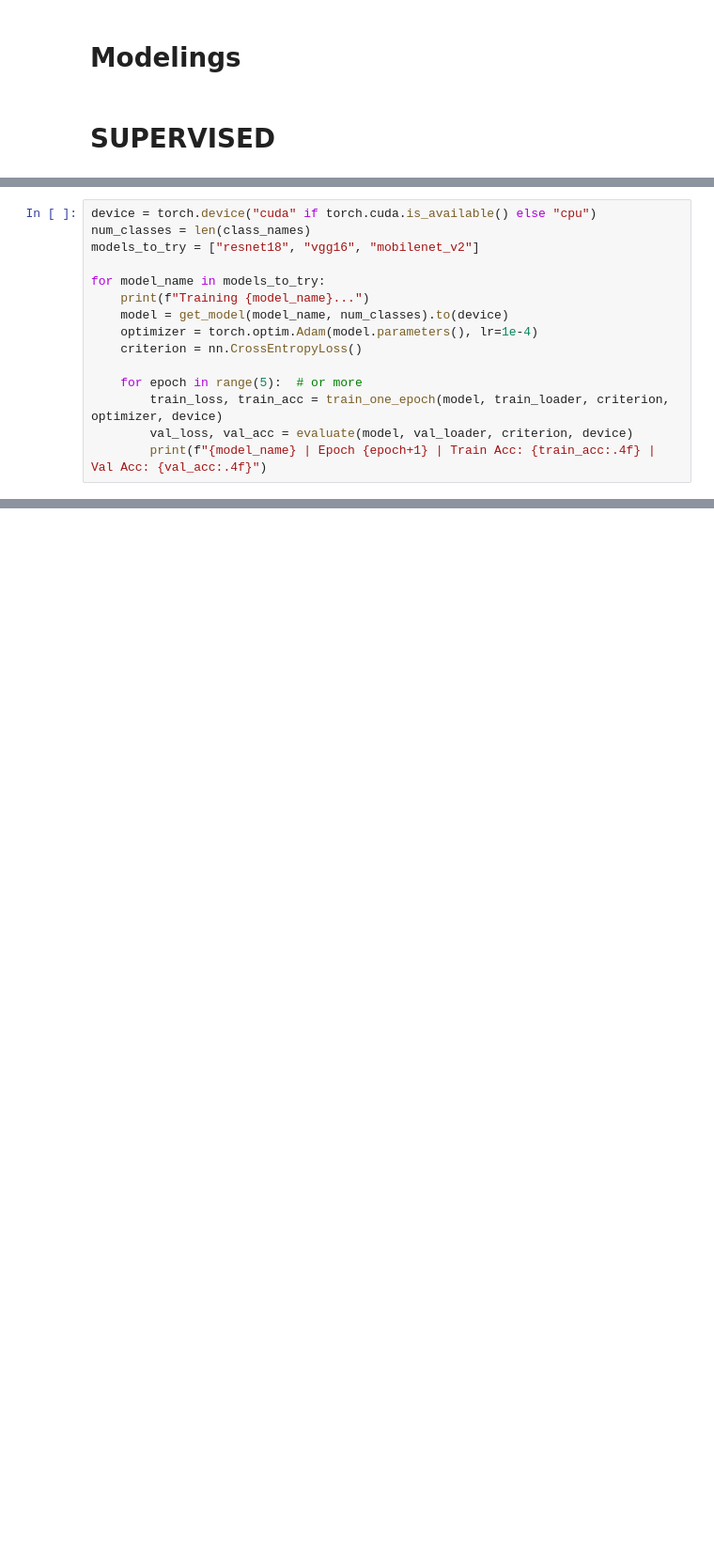
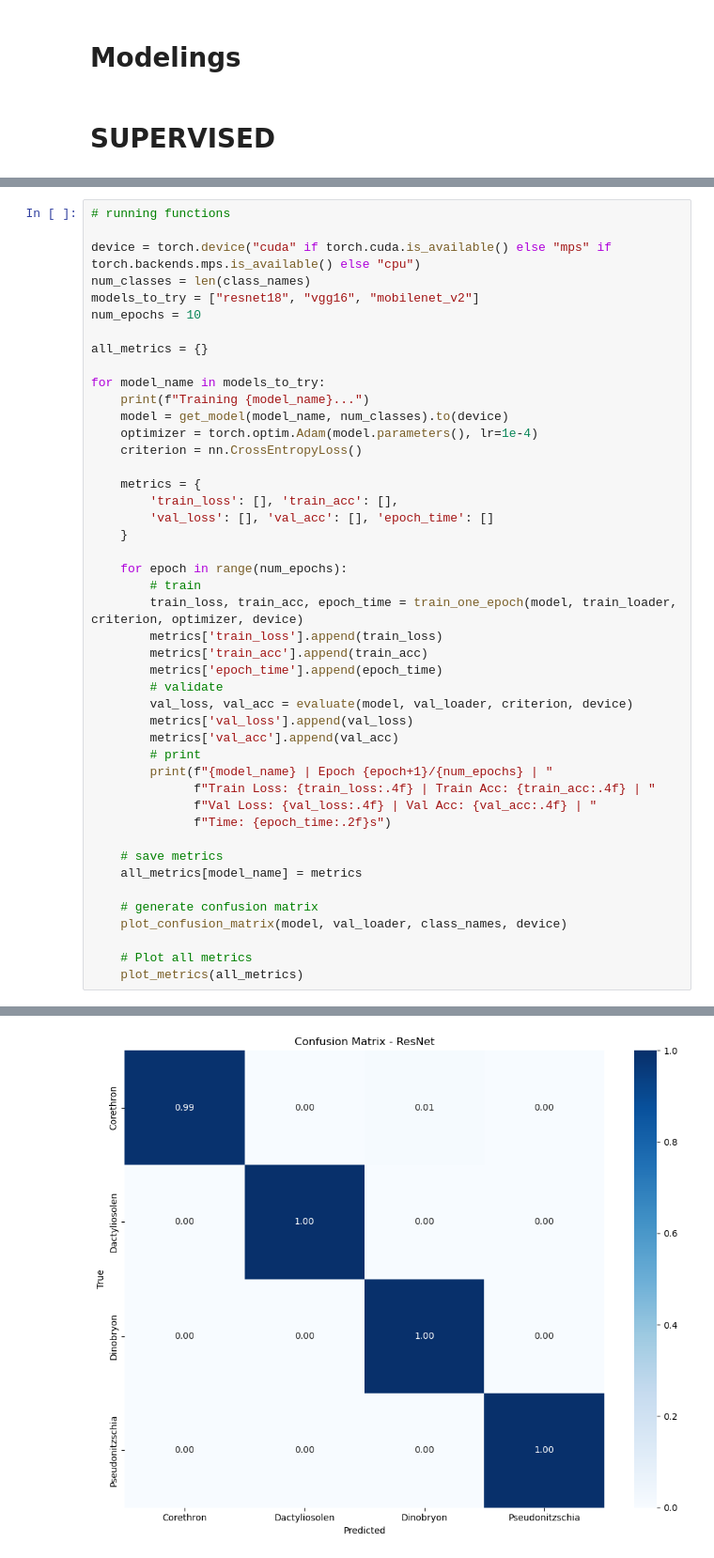
Before and after one commit to jarondlk/info-tech-fundamental-project, a Jupyter notebook: analysis_codes/2_cnns.ipynb, the cells around one changed output, grey strips where cells are left out. Shown at 94% size. Cells and saved outputs as stored; diff of their text form; blank space fills up the shorter version.

Commit message:
Update CNN codes & results graphs

```diff
--- a/analysis_codes/2_cnns.ipynb
+++ b/analysis_codes/2_cnns.ipynb
@@ -112,9 +205,14 @@ def evaluate(model, dataloader, criterion, device):
             correct += (outputs.argmax(1) == labels).sum().item()
     return running_loss / len(dataloader.dataset), correct / len(dataloader.dataset)
 # %%
-device = torch.device("cuda" if torch.cuda.is_available() else "cpu")
+# running functions
+
+device = torch.device("cuda" if torch.cuda.is_available() else "mps" if torch.backends.mps.is_available() else "cpu")
 num_classes = len(class_names)
 models_to_try = ["resnet18", "vgg16", "mobilenet_v2"]
+num_epochs = 10
+
+all_metrics = {}
 
 for model_name in models_to_try:
     print(f"Training {model_name}...")
@@ -122,9 +220,34 @@ for model_name in models_to_try:
     optimizer = torch.optim.Adam(model.parameters(), lr=1e-4)
     criterion = nn.CrossEntropyLoss()
 
-    for epoch in range(5):  # or more
-        train_loss, train_acc = train_one_epoch(model, train_loader, criterion, optimizer, device)
+    metrics = {
+        'train_loss': [], 'train_acc': [],
+        'val_loss': [], 'val_acc': [], 'epoch_time': []
+    }
+
+    for epoch in range(num_epochs):
+        # train
+        train_loss, train_acc, epoch_time = train_one_epoch(model, train_loader, criterion, optimizer, device)
+        metrics['train_loss'].append(train_loss)
+        metrics['train_acc'].append(train_acc)
+        metrics['epoch_time'].append(epoch_time)
+        # validate
         val_loss, val_acc = evaluate(model, val_loader, criterion, device)
-        print(f"{model_name} | Epoch {epoch+1} | Train Acc: {train_acc:.4f} | Val Acc: {val_acc:.4f}")
+        metrics['val_loss'].append(val_loss)
+        metrics['val_acc'].append(val_acc)
+        # print
+        print(f"{model_name} | Epoch {epoch+1}/{num_epochs} | "
+              f"Train Loss: {train_loss:.4f} | Train Acc: {train_acc:.4f} | "
+              f"Val Loss: {val_loss:.4f} | Val Acc: {val_acc:.4f} | "
+              f"Time: {epoch_time:.2f}s")
+
+    # save metrics
+    all_metrics[model_name] = metrics
+
+    # generate confusion matrix
+    plot_confusion_matrix(model, val_loader, class_names, device)
+
+    # Plot all metrics
+    plot_metrics(all_metrics)
 # %% [output]
 Training resnet18...
@@ -130,0 +264 @@ Training resnet18...
+[figure, added]
```
Also changed, not shown: parts of 4 cells of this notebook, 5 other files.
